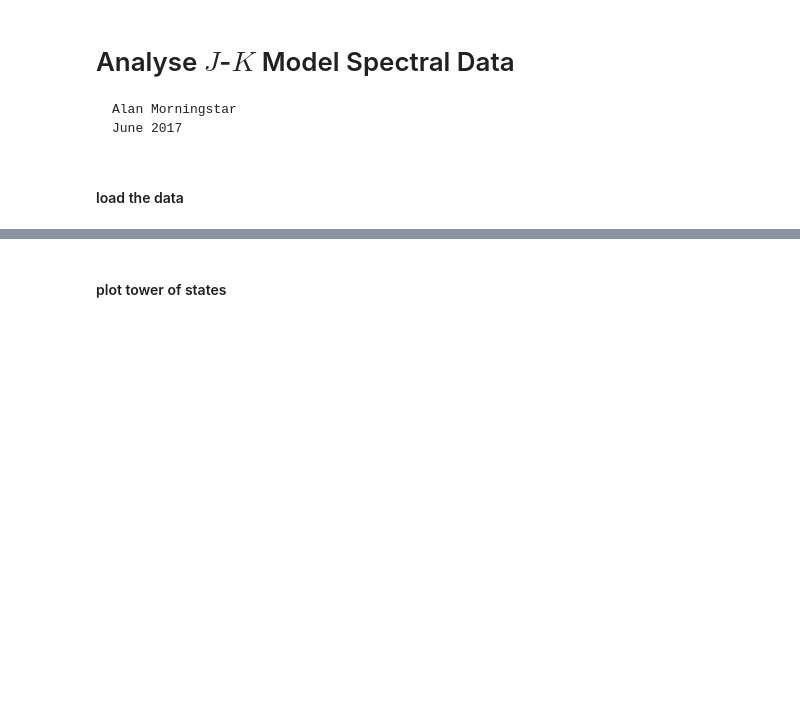
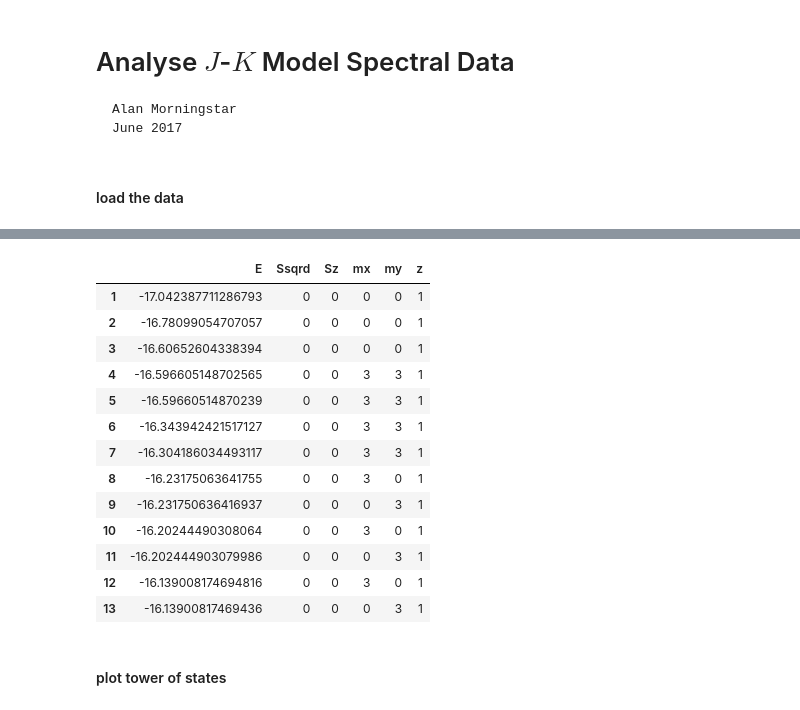
Before and after one commit to aormorningstar/HeisenbergED, a Jupyter notebook: analyseSpectralData.ipynb, the cells around one changed output, grey strips where cells are left out. Cells and saved outputs as stored; diff of their text form; code cells hidden in the pictures; blank space fills up the shorter version.

```diff
--- a/analyseSpectralData.ipynb
+++ b/analyseSpectralData.ipynb
@@ -51,3 +51,21 @@ data
+# %%
+# data[(data[:mx] .== 0) .& (data[:my] .== 0),:]
+sort(data[data[:Ssqrd] .== 0,:])
+# %% [output]
+|  | E | Ssqrd | Sz | mx | my | z |
+| 1 | -17.042387711286793 | 0 | 0 | 0 | 0 | 1 |
+| 2 | -16.78099054707057 | 0 | 0 | 0 | 0 | 1 |
+| 3 | -16.60652604338394 | 0 | 0 | 0 | 0 | 1 |
+| 4 | -16.596605148702565 | 0 | 0 | 3 | 3 | 1 |
+| 5 | -16.59660514870239 | 0 | 0 | 3 | 3 | 1 |
+| 6 | -16.343942421517127 | 0 | 0 | 3 | 3 | 1 |
+| 7 | -16.304186034493117 | 0 | 0 | 3 | 3 | 1 |
+| 8 | -16.23175063641755 | 0 | 0 | 3 | 0 | 1 |
+| 9 | -16.231750636416937 | 0 | 0 | 0 | 3 | 1 |
+| 10 | -16.20244490308064 | 0 | 0 | 3 | 0 | 1 |
+| 11 | -16.202444903079986 | 0 | 0 | 0 | 3 | 1 |
+| 12 | -16.139008174694816 | 0 | 0 | 3 | 0 | 1 |
+| 13 | -16.13900817469436 | 0 | 0 | 0 | 3 | 1 |
 # %% [markdown]
 #### plot tower of states
 # %%
```
Also changed, not shown: parts of 5 cells of this notebook, 7 other files.
